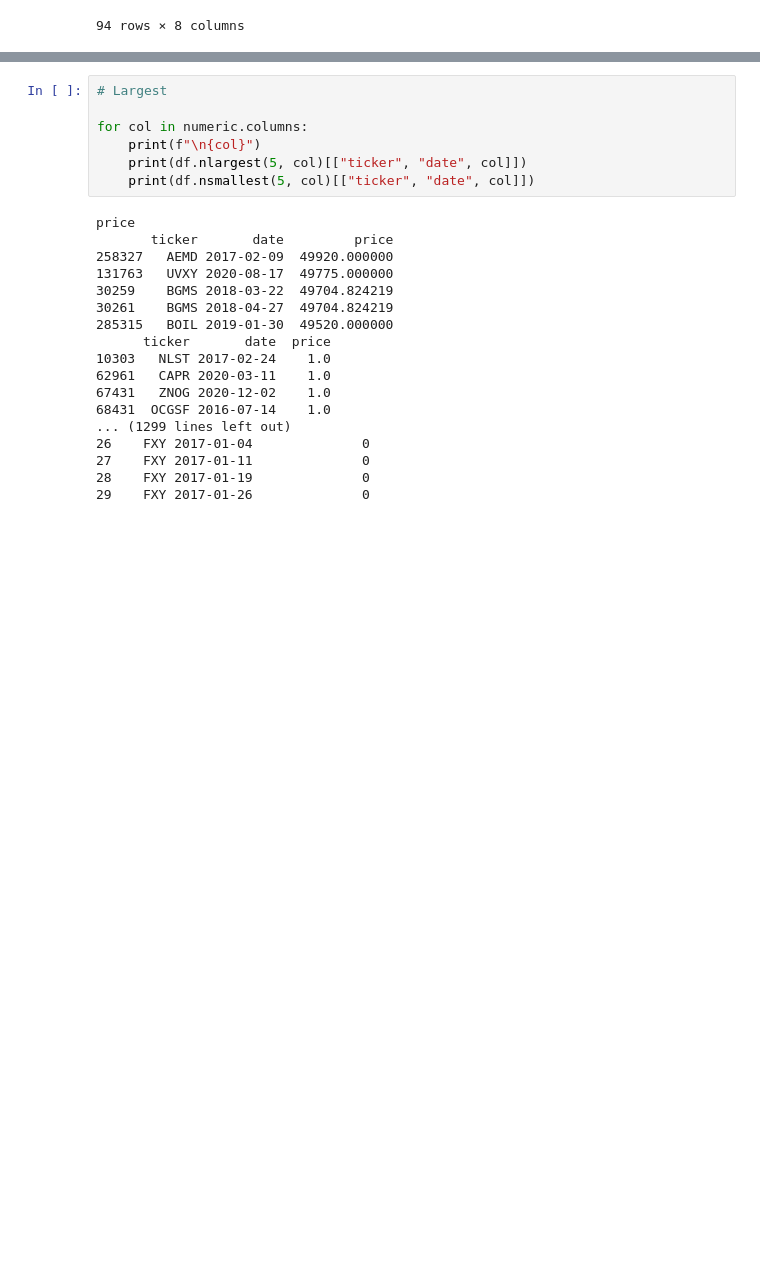
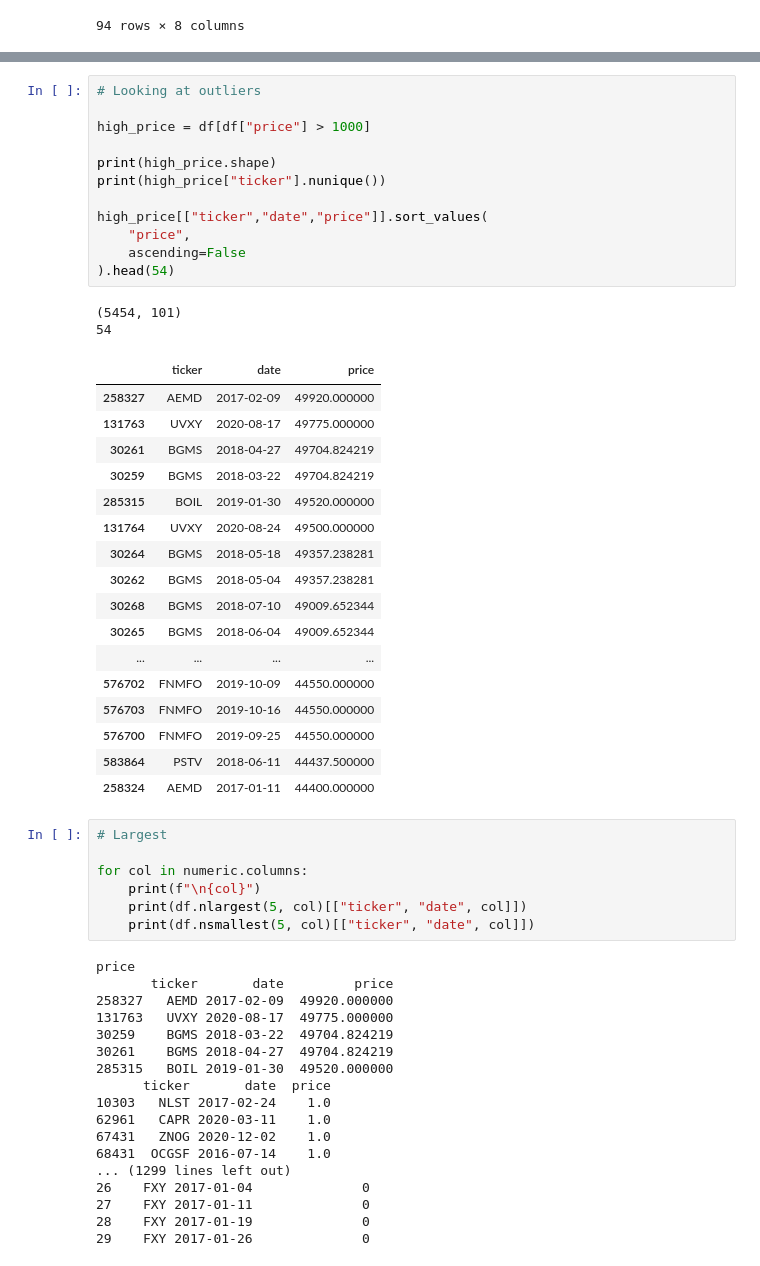
Before and after one commit to CaptainCaswell/COMP440-FinData, a Jupyter notebook: notebooks/clean_data.ipynb, the cells around one changed output, grey strips where cells are left out. Saved outputs shown, nothing was run; the diff lists cells and outputs as text; blank space fills up the shorter version.

```diff
--- a/notebooks/clean_data.ipynb
+++ b/notebooks/clean_data.ipynb
@@ -76,3 +140,35 @@ numeric.describe().T
+# %%
+# Looking at outliers
+
+high_price = df[df["price"] > 1000]
+
+print(high_price.shape)
+print(high_price["ticker"].nunique())
+
+high_price[["ticker","date","price"]].sort_values(
+    "price",
+    ascending=False
+).head(54)
+# %% [output]
+(5454, 101)
+54
+|  | ticker | date | price |
+| 258327 | AEMD | 2017-02-09 | 49920.000000 |
+| 131763 | UVXY | 2020-08-17 | 49775.000000 |
+| 30261 | BGMS | 2018-04-27 | 49704.824219 |
+| 30259 | BGMS | 2018-03-22 | 49704.824219 |
+| 285315 | BOIL | 2019-01-30 | 49520.000000 |
+| 131764 | UVXY | 2020-08-24 | 49500.000000 |
+| 30264 | BGMS | 2018-05-18 | 49357.238281 |
+| 30262 | BGMS | 2018-05-04 | 49357.238281 |
+| 30268 | BGMS | 2018-07-10 | 49009.652344 |
+| 30265 | BGMS | 2018-06-04 | 49009.652344 |
+| ... | ... | ... | ... |
+| 576702 | FNMFO | 2019-10-09 | 44550.000000 |
+| 576703 | FNMFO | 2019-10-16 | 44550.000000 |
+| 576700 | FNMFO | 2019-09-25 | 44550.000000 |
+| 583864 | PSTV | 2018-06-11 | 44437.500000 |
+| 258324 | AEMD | 2017-01-11 | 44400.000000 |
 # %%
 # Largest
 
```
Also changed, not shown: parts of 4 cells of this notebook, 1 other file.
